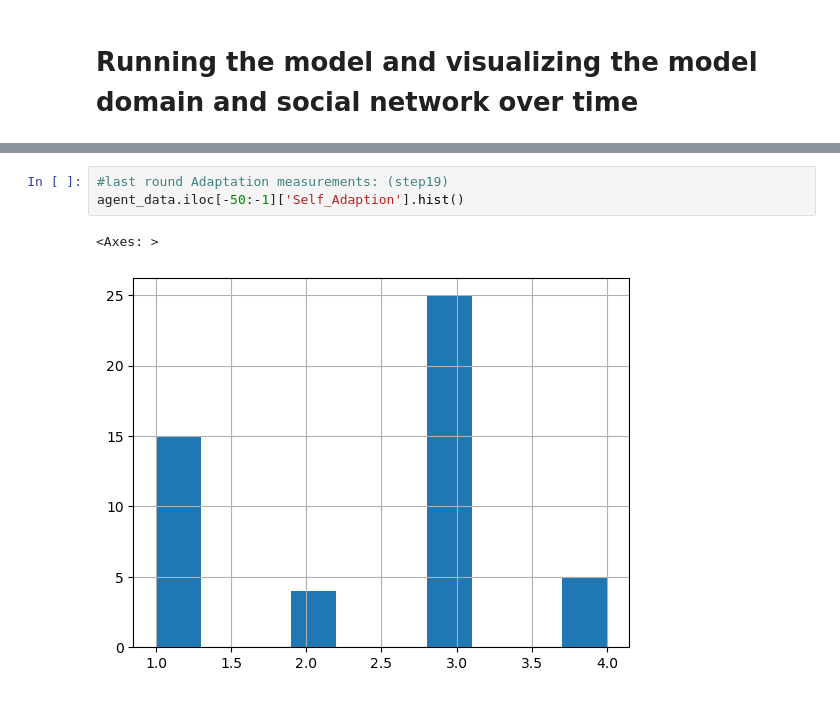
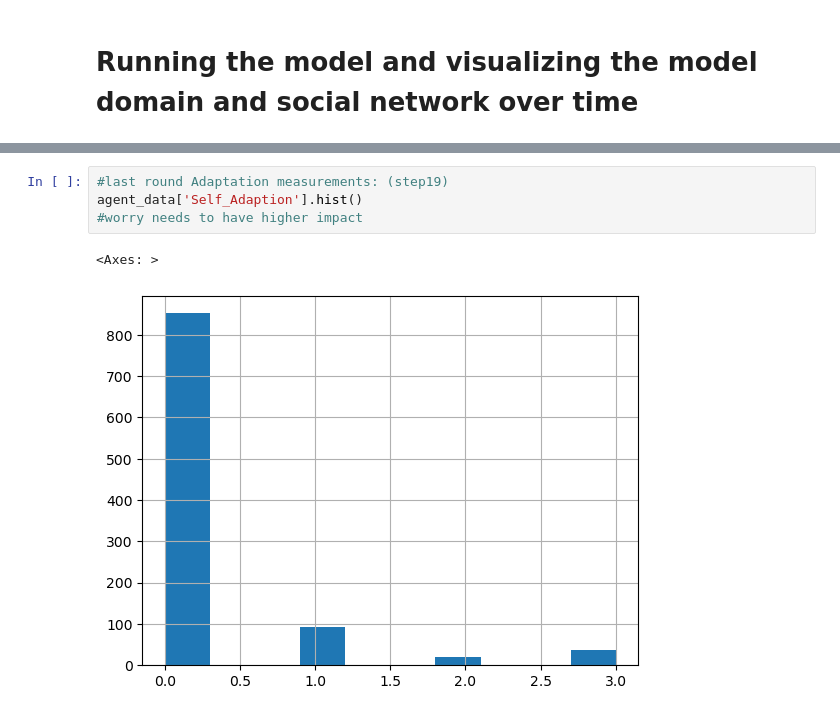
Before and after one commit to thomaslautenb/ABM, a Jupyter notebook: base_model_group1/base_model_mesa/model/demo.ipynb, the cells around one changed output, grey strips where cells are left out. Cells and saved outputs as stored; diff of their text form.

```diff
--- a/base_model_group1/base_model_mesa/model/demo.ipynb
+++ b/base_model_group1/base_model_mesa/model/demo.ipynb
@@ -102,6 +123,7 @@ Name: Age, dtype: float64
 # %%
 #last round Adaptation measurements: (step19)
-agent_data.iloc[-50:-1]['Self_Adaption'].hist()
+agent_data['Self_Adaption'].hist()
+#worry needs to have higher impact
 # %% [output]
 <Axes: >
-[figure, old version]
+[figure, new version]
```
Also changed, not shown: parts of 12 cells of this notebook, 2 other files.
